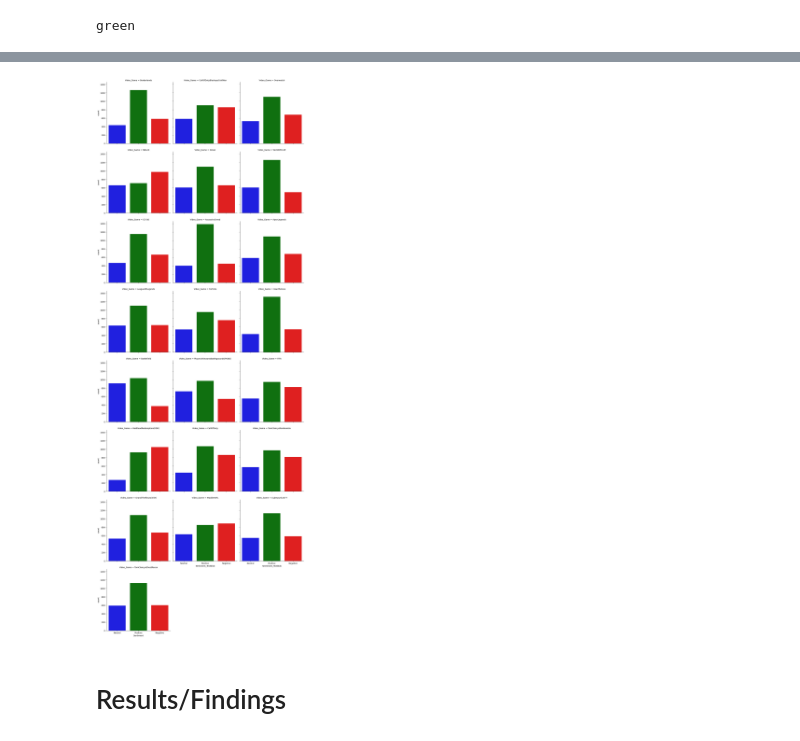
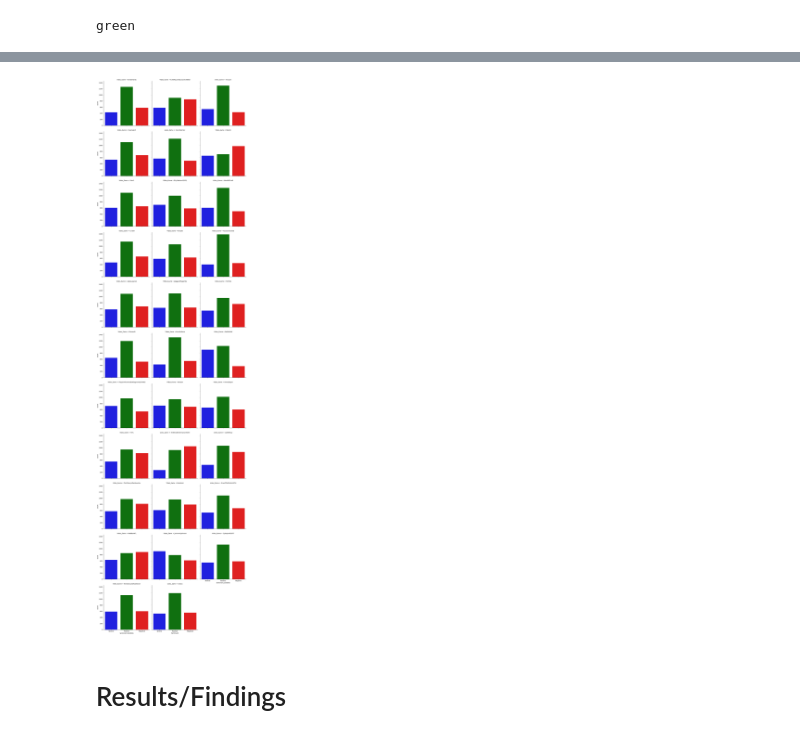
Before and after one commit to ReproTeach/final-project-givkj-squad, a Jupyter notebook: final_project.ipynb, the cells around one changed output, grey strips where cells are left out. Saved outputs shown, nothing was run; the diff lists cells and outputs as text; code cells hidden in the pictures.

Commit message:
added new RQ, changed filtered_vg, fixed typo, added description to data set

```diff
--- a/final_project.ipynb
+++ b/final_project.ipynb
@@ -153,4 +162,4 @@ def clean_text(text):
         return text
 
 
-filtered_vg['Clean_Text'] = filtered_vg['Tweet'].apply(clean_text)
+filtered_vg2['Clean_Text'] = filtered_vg2['Tweet'].apply(clean_text)
@@ -163,7 +166,6 @@ See the caveats in the documentation: https://pandas.pydata.org/pandas-docs/stab
 # %% [markdown]
 # Analysis
 # %%
-# Define a function for sentiment polarity analysis using TextBlob
 def get_sentiment_textblob(text):
     sentiment = TextBlob(text).sentiment.polarity
     if sentiment > 0:
@@ -172,6 +174,10 @@ def get_sentiment_textblob(text):
         return "Negative"
     else:
         return "Neutral"
+# get continuous textblob sentiment scores
+def get_sent_textblob_cont(text):
+    return TextBlob(text).sentiment.polarity
 # %%
 # create new column to store sentiment analysis results from applying the function to the cleaned text
-filtered_vg["Sentiment_Textblob"] = filtered_vg["Clean_Text"].apply(get_sentiment_textblob)
+filtered_vg2["Sentiment_textblob"] = filtered_vg2["Clean_Text"].apply(get_sentiment_textblob)
+filtered_vg2["Sentiment_textblob_count"] = filtered_vg2["Clean_Text"].apply(get_sent_textblob_cont)
@@ -194,7 +205,7 @@ filtered_vg.head()
 # %%
 # delete useless columns
-columns_to_delete = ['Sentiment_Batch', 'Sentiment', 'Tweet']
-sentiment_data = filtered_vg.drop(columns=columns_to_delete)
+columns_to_delete = ['Sentiment_Batch', 'Tweet']
+sentiment_data = filtered_vg2.drop(columns=columns_to_delete)
 # %%
 # display preview of final cleaned sentiment analysis
 sentiment_data.head()
@@ -231,10 +242,10 @@ plt.show()
 # %%
 # use function from Seaborn library to create juxtaposable categorical plots illustrating sentiment distribution of individual games.
-sns.catplot(data=sentiment_data, kind= "count", col='Video_Game', x= 'Sentiment_Textblob', col_wrap=3, palette=sentiment_colors)
+sns.catplot(data=sentiment_data, kind= "count", col='Video_Game', x= 'Sentiment_textblob', col_wrap=3,palette=sentiment_colors)
 plt.xlabel('Sentiment')
 plt.show()
 # %% [output]
-[figure, old version]
+[figure, new version]
 # %% [markdown]
 # Results/Findings
 # %% [markdown]
```
Also changed, not shown: parts of 16 cells of this notebook.
